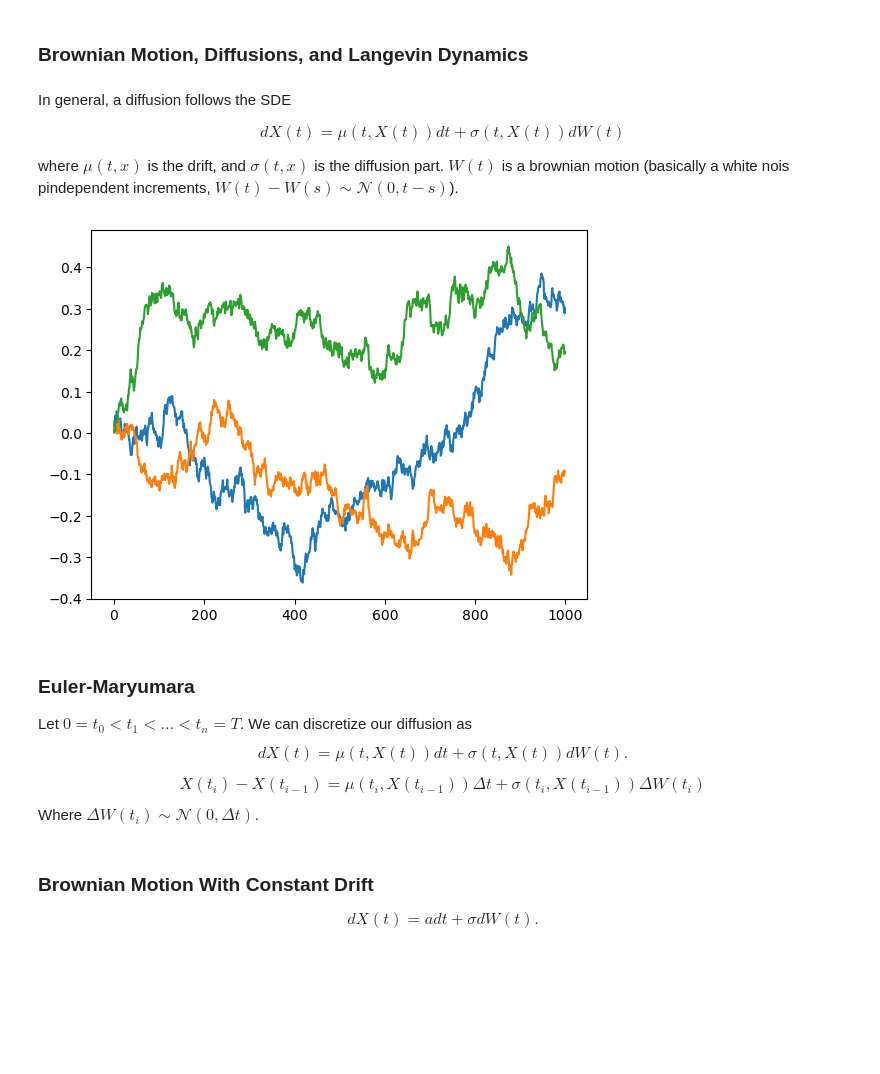
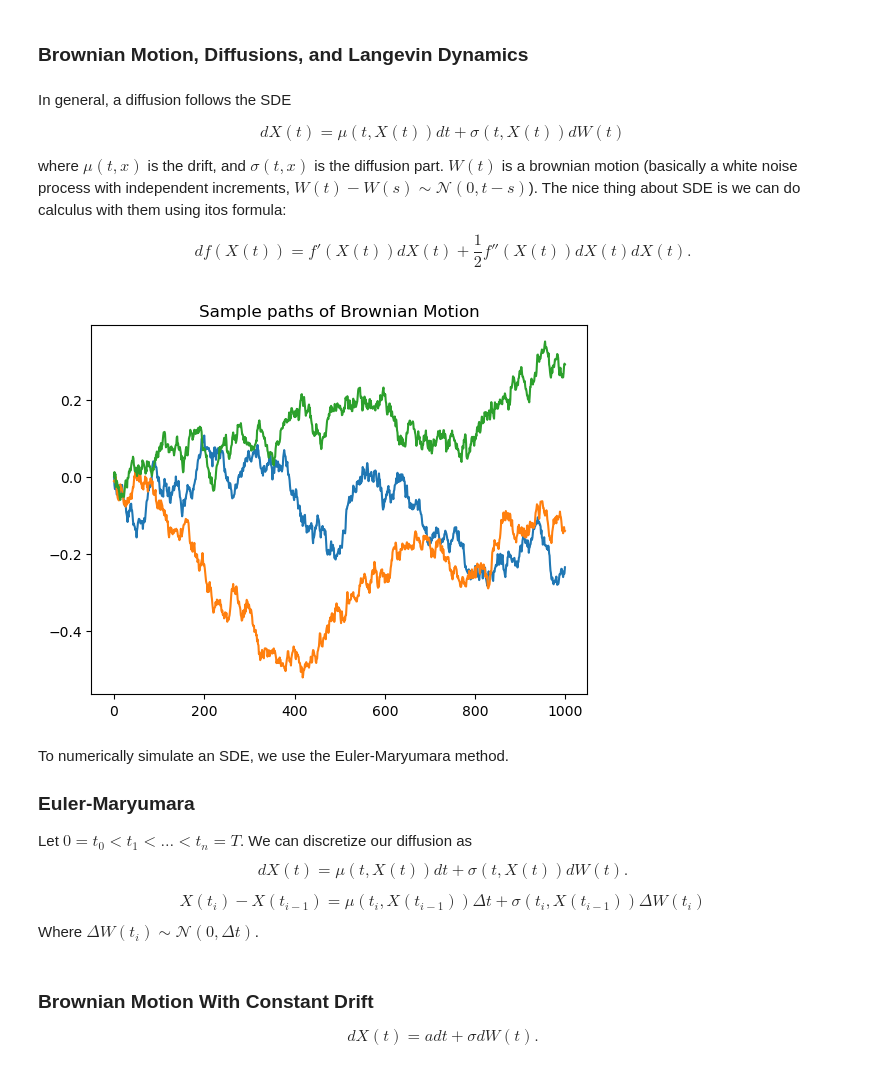
Before and after one commit to SamKirkiles/langevin-dynamics, a Jupyter notebook: Brownian Motion, Diffusions, and Langevin Dynamics.ipynb, the cells around one changed output. Drawn from its saved outputs; the diff is of its cells as text; code cells hidden in the pictures; blank space fills up the shorter version.

```diff
--- a/Brownian Motion, Diffusions, and Langevin Dynamics.ipynb
+++ b/Brownian Motion, Diffusions, and Langevin Dynamics.ipynb
@@ -10,32 +10,28 @@ In general, a diffusion follows the SDE
 
 $$dX(t)=\mu(t,X(t))dt + \sigma(t,X(t))dW(t)$$
 
-where $\mu(t,x)$ is the drift, and $\sigma(t,x)$ is the diffusion part. $W(t)$ is a brownian motion (basically a white nois pindependent increments, $W(t)-W(s)\sim \mathcal{N}(0,t-s)$).
+where $\mu(t,x)$ is the drift, and $\sigma(t,x)$ is the diffusion part. $W(t)$ is a brownian motion (basically a white noise process with independent increments, $W(t)-W(s)\sim \mathcal{N}(0,t-s)$). The nice thing about SDE is we can do calculus with them using itos formula:
+
+$$df(X(t))=f'(X(t))dX(t) + \frac{1}{2}f''(X(t))dX(t)dX(t).$$
 # %%
 T=10
 bins = 1000
 dt = T/bins
 samples = 3
 
-theta_var=0.5
-sigma_var=2
-mu_var = 1
-
-def mu(t, x):
-    return x
-
-def sigma(t, x):
-    return x
 
 time = np.linspace(0,T, bins)
 gaussians = np.random.normal(loc=0.0, scale=dt, size=(bins,samples))
 W = np.cumsum(gaussians, axis=0)
 
+plt.title("Sample paths of Brownian Motion")
 plt.plot(W)
 plt.show()
 # %% [output]
-[figure, old version]
+[figure, new version]
 # %% [markdown]
+To numerically simulate an SDE, we use the Euler-Maryumara method.
+
 ### Euler-Maryumara
 
 Let $0=t_0< t_1< \dots < t_n=T$. We can discretize our diffusion as $$dX(t)=\mu(t,X(t))dt + \sigma(t,X(t))dW(t).$$
```
